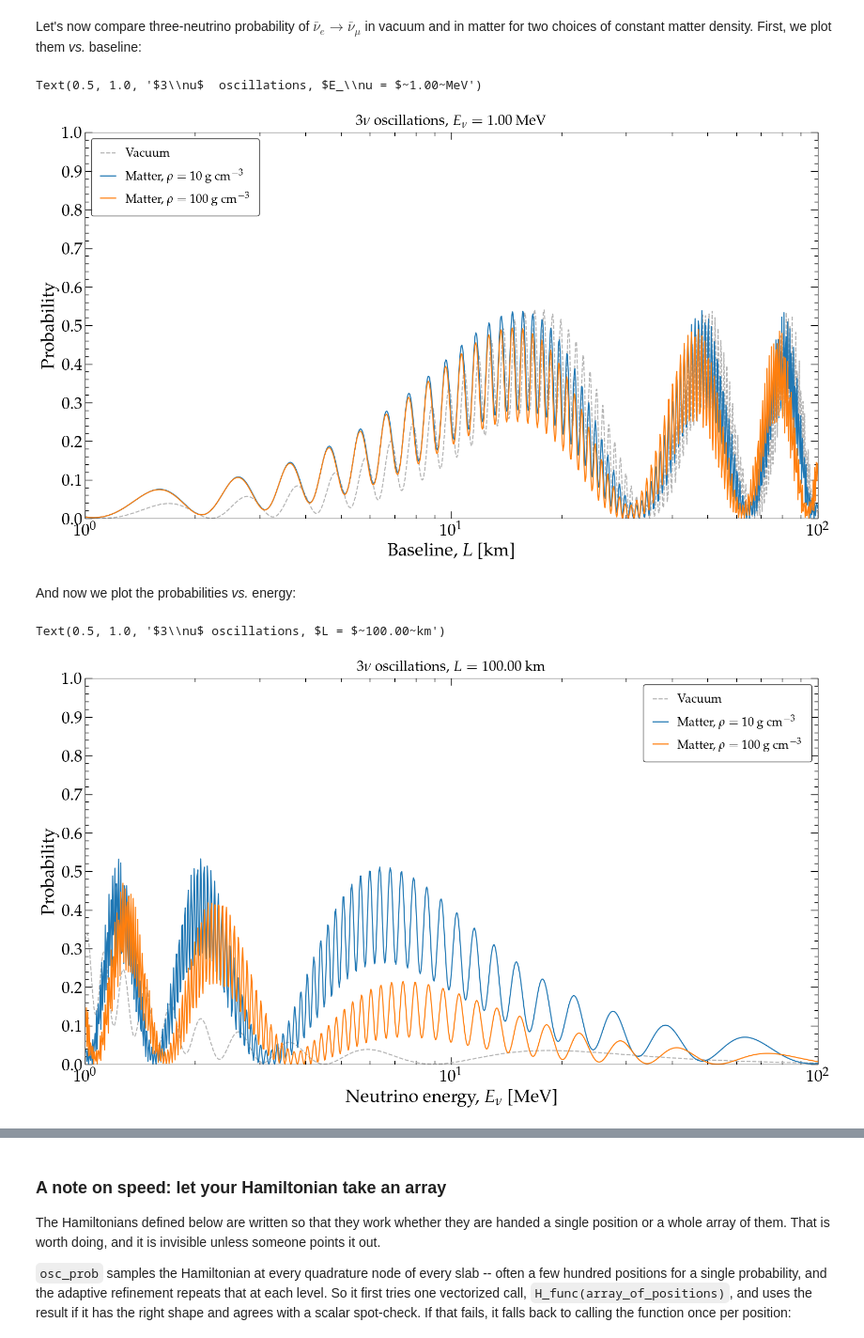
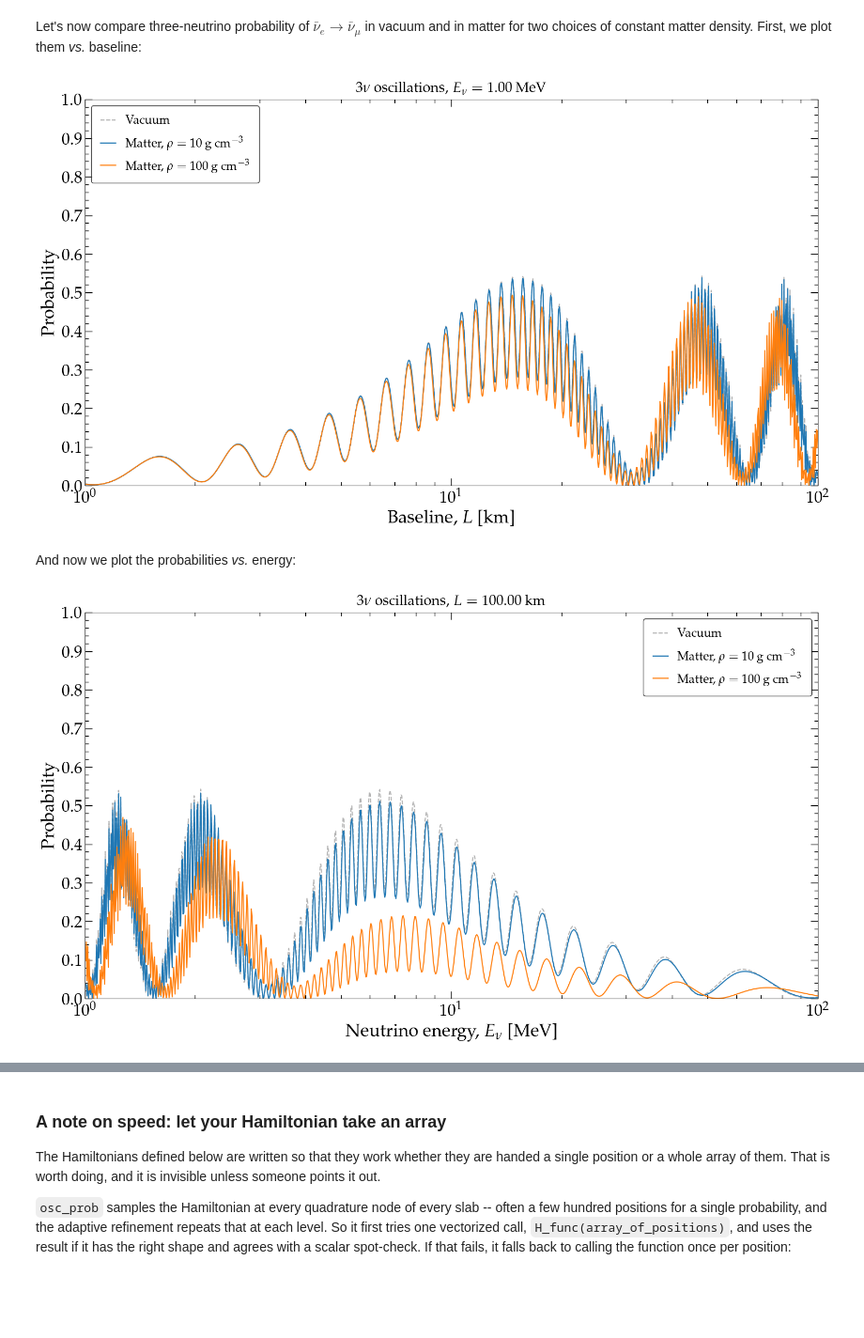
Before and after one commit to mbustama/Magnus, a Jupyter notebook: notebooks/01_magnus_introduction.ipynb, the cells around one changed output, grey strips where cells are left out. Shown at 94% size. Cells and saved outputs as stored; diff of their text form; code cells hidden in the pictures; blank space fills up the shorter version.

```diff
--- a/notebooks/01_magnus_introduction.ipynb
+++ b/notebooks/01_magnus_introduction.ipynb
@@ -655,37 +658,40 @@ npts = 1000
 energy = 1.0*gd.UNIT_MEV # [eV]
 baseline_arr = np.logspace(0.0, 2.0, npts) # [km]
 rho_lo, rho_hi = 10*gd.UNIT_G_PER_CM3, 100*gd.UNIT_G_PER_CM3 # 10 and 100 g cm^{-3} in natural units [eV^4]
 
+# The vacuum curve is computed here too, for antineutrinos and on the same grid, so that the
+# three curves differ only by the matter density
+prob_3nu_vacuum_nubar_vs_baseline = oscprob.osc_prob_3nu_vacuum(energy, gd.UNIT_KM*baseline_arr,
+                                                                nu_i=nu_i, nu_f=nu_f, nubar=True)
 prob_3nu_matt_const_lo_vs_baseline = oscprob.osc_prob_3nu_matter_constant_density(energy, gd.UNIT_KM*baseline_arr,
                                                                                   rho=rho_lo, nu_i=nu_i, nu_f=nu_f, nubar=True)
 prob_3nu_matt_const_hi_vs_baseline = oscprob.osc_prob_3nu_matter_constant_density(energy, gd.UNIT_KM*baseline_arr,
                                                                                   rho=rho_hi, nu_i=nu_i, nu_f=nu_f, nubar=True)
 
 # This gives the same result, but it is less efficient (calling osc_prob_3nu_matter_constant_density has an overhead):
 # prob_3nu_matt_const_lo_vs_baseline = [oscprob.osc_prob_3nu_matter_constant_density(energy, l,
 #                                                                                    rho=rho_lo, nubar=True)[nu_i][nu_f]
 #                                for l in gd.UNIT_KM*baseline_arr]
 # prob_3nu_matt_const_hi_vs_baseline = [oscprob.osc_prob_3nu_matter_constant_density(energy, l,
 #                                                                                    rho=rho_hi, nubar=True)[nu_i][nu_f]
 #                                for l in gd.UNIT_KM*baseline_arr]
 
 fig, ax = plt.subplots(ncols=1, nrows=1, figsize=[18,9])
-ax.plot(baseline_arr, prob_3nu_vacuum_vs_baseline, label=r'Vacuum', c='0.7', ls='--')
+ax.plot(baseline_arr, prob_3nu_vacuum_nubar_vs_baseline, label=r'Vacuum', c='0.7', ls='--')
 ax.plot(baseline_arr, prob_3nu_matt_const_lo_vs_baseline, label=r'Matter, $\rho = $~{:.0f}'.format(rho_lo/gd.UNIT_G_PER_CM3)+r'~g~cm$^{-3}$')
 ax.plot(baseline_arr, prob_3nu_matt_const_hi_vs_baseline, label=r'Matter, $\rho = $~{:.0f}'.format(rho_hi/gd.UNIT_G_PER_CM3)+r'~g~cm$^{-3}$')
 ax.legend(fontsize=17, frameon=True, loc='upper left', handlelength=1.2, handleheight=0.7, borderpad=0.8,
           title_fontsize=20, edgecolor='k', labelspacing=0.7, ncol=1)
 ax.set_xlabel(r'Baseline, $L$ [km]')
 ax.set_ylabel(r'Probability')
 ax.yaxis.set_major_locator(mpl.ticker.MultipleLocator(base=0.10))
 ax.yaxis.set_minor_locator(mpl.ticker.MultipleLocator(base=0.02))
 ax.set_xlim(baseline_arr[0], baseline_arr[-1])
 ax.set_ylim(0, 1)
 ax.set_xscale('log')
-ax.set_title(r'$3\nu$  oscillations, $E_\nu = $~{:.2f}~MeV'.format(energy/gd.UNIT_MEV), fontsize=20, pad=10)
+_ = ax.set_title(r'$3\nu$  oscillations, $E_\nu = $~{:.2f}~MeV'.format(energy/gd.UNIT_MEV), fontsize=20, pad=10)
 # %% [output]
-Text(0.5, 1.0, '$3\\nu$  oscillations, $E_\\nu = $~1.00~MeV')
-[figure, old version]
+[figure, new version]
 # %% [markdown]
 And now we plot the probabilities *vs.* energy:
 # %%
@@ -695,6 +701,9 @@ energy_arr = np.logspace(0.0, 2.0, npts) # [MeV]
 baseline = 100.*gd.UNIT_KM # 100 km natural units [eV^{-1}]
 rho_lo, rho_hi = 10*gd.UNIT_G_PER_CM3, 100*gd.UNIT_G_PER_CM3 # 10 and 100 g cm^{-3} in natural units [eV^4]
 
+# Vacuum, for antineutrinos and at this same 100 km baseline
+prob_3nu_vacuum_nubar_vs_energy = oscprob.osc_prob_3nu_vacuum(gd.UNIT_MEV*energy_arr, baseline,
+                                                              nu_i=nu_i, nu_f=nu_f, nubar=True)
 prob_3nu_matt_const_lo_vs_energy = oscprob.osc_prob_3nu_matter_constant_density(gd.UNIT_MEV*energy_arr, baseline,
                                                                                 rho=rho_lo, nu_i=nu_i, nu_f=nu_f, nubar=True)
 prob_3nu_matt_const_hi_vs_energy = oscprob.osc_prob_3nu_matter_constant_density(gd.UNIT_MEV*energy_arr, baseline,
@@ -710,7 +719,7 @@ prob_3nu_matt_const_hi_vs_energy = oscprob.osc_prob_3nu_matter_constant_density(
 
 fig, ax = plt.subplots(ncols=1, nrows=1, figsize=[18,9])
 
-ax.plot(energy_arr, prob_3nu_vacuum_vs_energy, label=r'Vacuum', c='0.7', ls='--')
+ax.plot(energy_arr, prob_3nu_vacuum_nubar_vs_energy, label=r'Vacuum', c='0.7', ls='--')
 ax.plot(energy_arr, prob_3nu_matt_const_lo_vs_energy, label=r'Matter, $\rho = $~{:.0f}'.format(rho_lo/gd.UNIT_G_PER_CM3)+r'~g~cm$^{-3}$')
 ax.plot(energy_arr, prob_3nu_matt_const_hi_vs_energy, label=r'Matter, $\rho = $~{:.0f}'.format(rho_hi/gd.UNIT_G_PER_CM3)+r'~g~cm$^{-3}$')
 ax.legend(fontsize=17, frameon=True, loc='upper right', handlelength=1.2, handleheight=0.7, borderpad=0.8,
@@ -722,10 +731,9 @@ ax.yaxis.set_minor_locator(mpl.ticker.MultipleLocator(base=0.02))
 ax.set_xlim(energy_arr[0], energy_arr[-1])
 ax.set_ylim(0, 1)
 ax.set_xscale('log')
-ax.set_title(r'$3\nu$ oscillations, $L = $~{:.2f}~km'.format(baseline/gd.UNIT_KM), fontsize=20, pad=10)
+_ = ax.set_title(r'$3\nu$ oscillations, $L = $~{:.2f}~km'.format(baseline/gd.UNIT_KM), fontsize=20, pad=10)
 # %% [output]
-Text(0.5, 1.0, '$3\\nu$ oscillations, $L = $~100.00~km')
-[figure, old version]
+[figure, new version]
 # %% [markdown]
 So far, we have only computed oscillation probabilities in cases where the Hamiltonian is time-independent (or, equivalently, position-independent), *i.e.*, in vacuum and in matter with uniform density.  As we pointed out earlier, in these cases only the first term of the Magnus expansion is nonzero, and so the problem reduces to a simple one.
 
```
Also changed, not shown: parts of 28 cells of this notebook, 28 other files.
